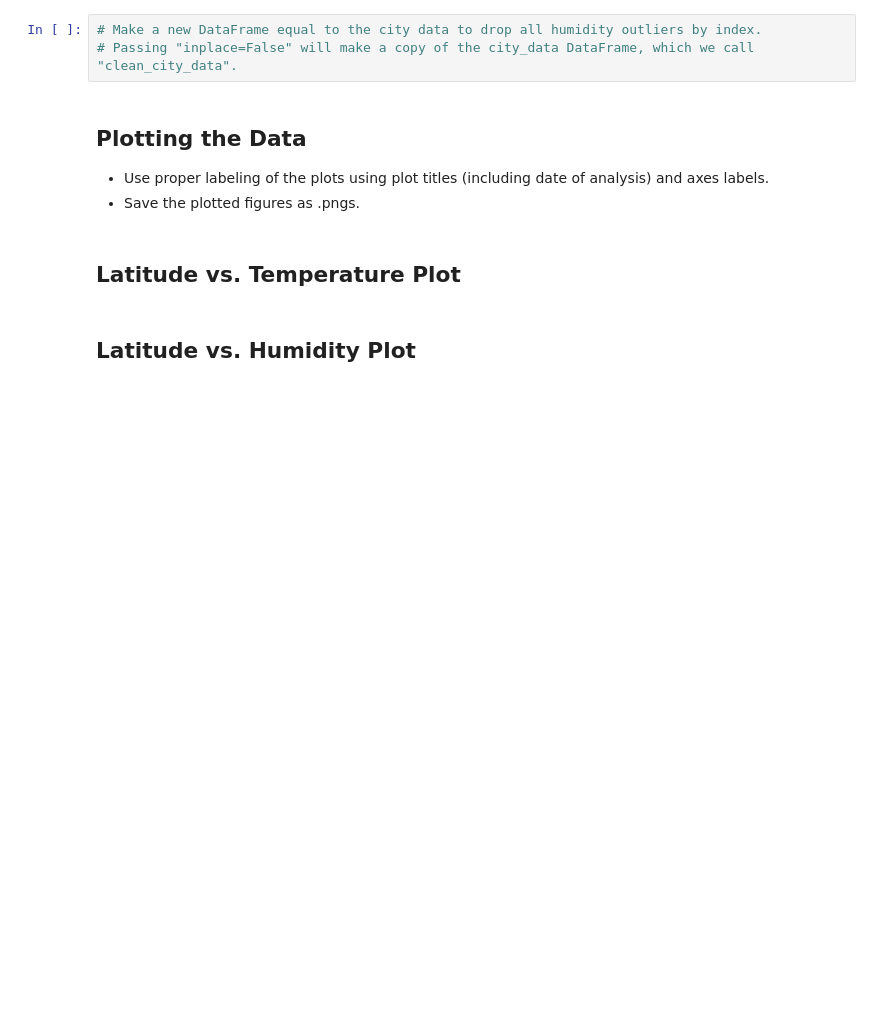
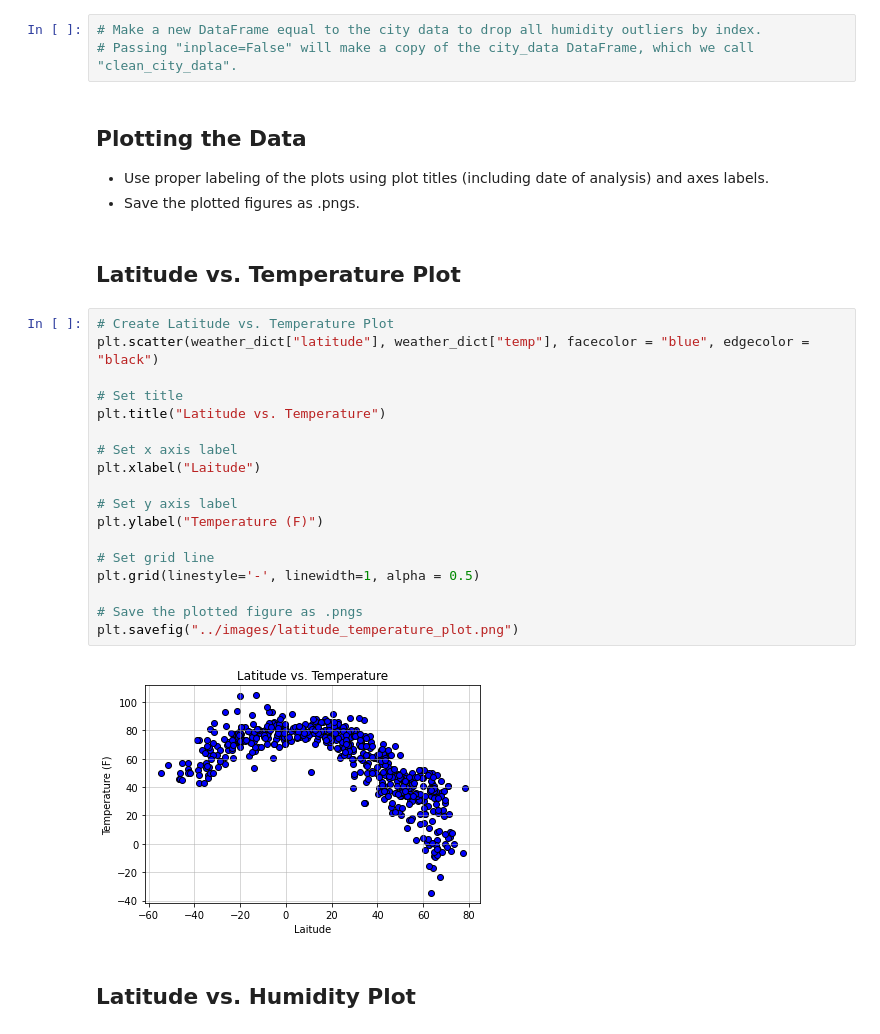
Before and after one commit to cfulgency/python_api_challenge, a Jupyter notebook: WeatherPy/WeatherPy.ipynb, the cells around one changed output. Drawn from its saved outputs; the diff is of its cells as text; blank space fills up the shorter version.

```diff
--- a/WeatherPy/WeatherPy.ipynb
+++ b/WeatherPy/WeatherPy.ipynb
@@ -243,5 +243,25 @@ Using original dataframe to continue with plotting...
 * Save the plotted figures as .pngs.
 # %% [markdown]
 ## Latitude vs. Temperature Plot
+# %%
+# Create Latitude vs. Temperature Plot
+plt.scatter(weather_dict["latitude"], weather_dict["temp"], facecolor = "blue", edgecolor = "black")
+
+# Set title
+plt.title("Latitude vs. Temperature")
+
+# Set x axis label
+plt.xlabel("Laitude")
+
+# Set y axis label
+plt.ylabel("Temperature (F)")
+
+# Set grid line
+plt.grid(linestyle='-', linewidth=1, alpha = 0.5)
+
+# Save the plotted figure as .pngs
+plt.savefig("../images/latitude_temperature_plot.png")
+# %% [output]
+[figure, added]
 # %% [markdown]
 ## Latitude vs. Humidity Plot
```
Also changed, not shown: parts of 1 cell of this notebook.
